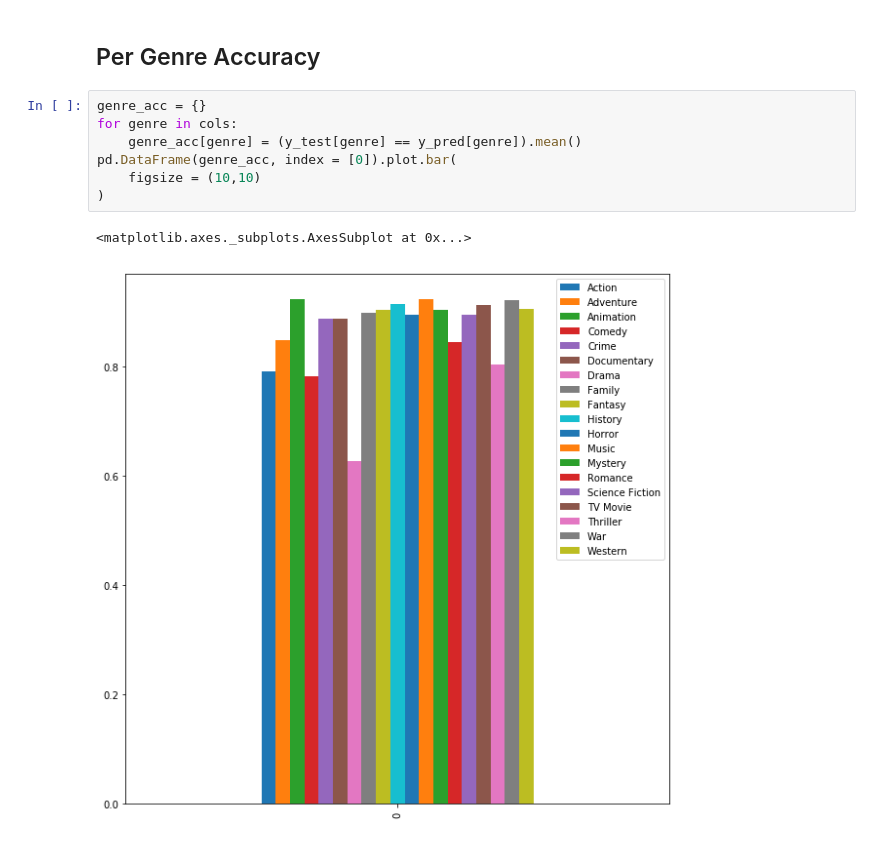
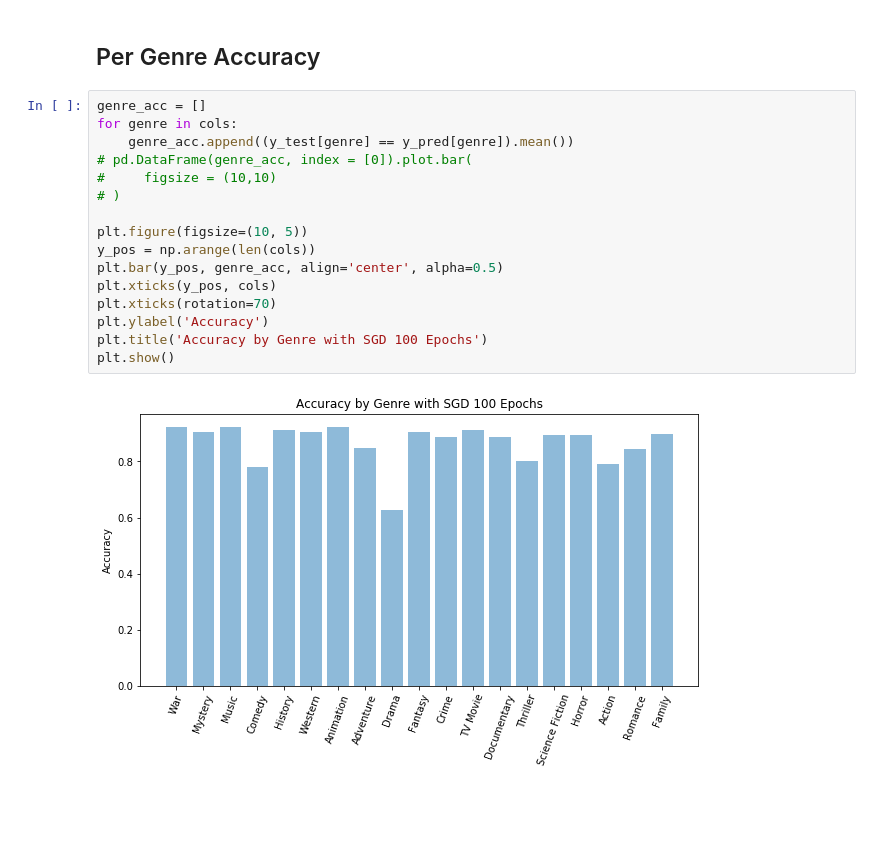
Before and after one commit to xueharry/cs109b-final-project, a Jupyter notebook: milestone4/baseline.ipynb, the cells around one changed output. Cells and saved outputs as stored; diff of their text form; blank space fills up the shorter version.

Commit message:
made plot pretty

```diff
--- a/milestone4/baseline.ipynb
+++ b/milestone4/baseline.ipynb
@@ -95,12 +95,20 @@ exact match ratio: 0.0620689655172
 # %% [markdown]
 ## Per Genre Accuracy
 # %%
-genre_acc = {}
+genre_acc = []
 for genre in cols:
-    genre_acc[genre] = (y_test[genre] == y_pred[genre]).mean()
-pd.DataFrame(genre_acc, index = [0]).plot.bar(
-    figsize = (10,10)
-)
+    genre_acc.append((y_test[genre] == y_pred[genre]).mean())
+# pd.DataFrame(genre_acc, index = [0]).plot.bar(
+#     figsize = (10,10)
+# )
+
+plt.figure(figsize=(10, 5))
+y_pos = np.arange(len(cols))
+plt.bar(y_pos, genre_acc, align='center', alpha=0.5)
+plt.xticks(y_pos, cols)
+plt.xticks(rotation=70)
+plt.ylabel('Accuracy')
+plt.title('Accuracy by Genre with SGD 100 Epochs')
+plt.show()
 # %% [output]
-<matplotlib.axes._subplots.AxesSubplot at 0x...>
-[figure, old version]
+[figure, new version]
```
